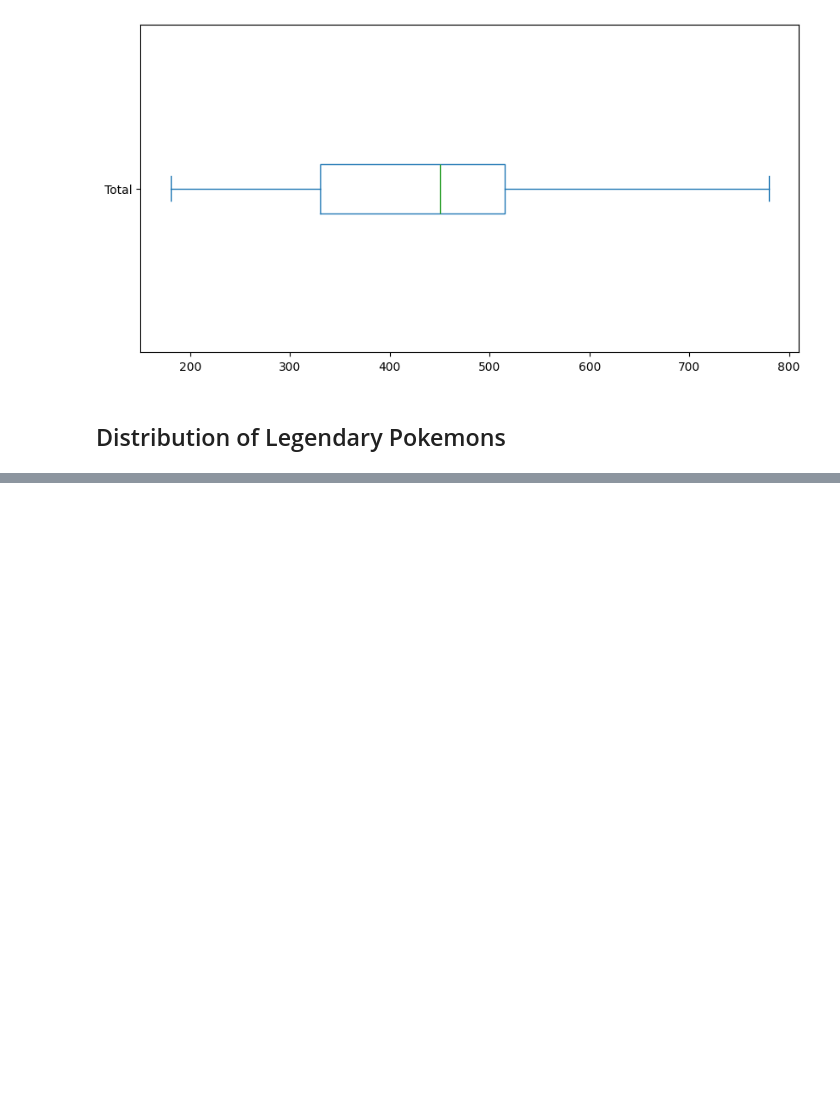
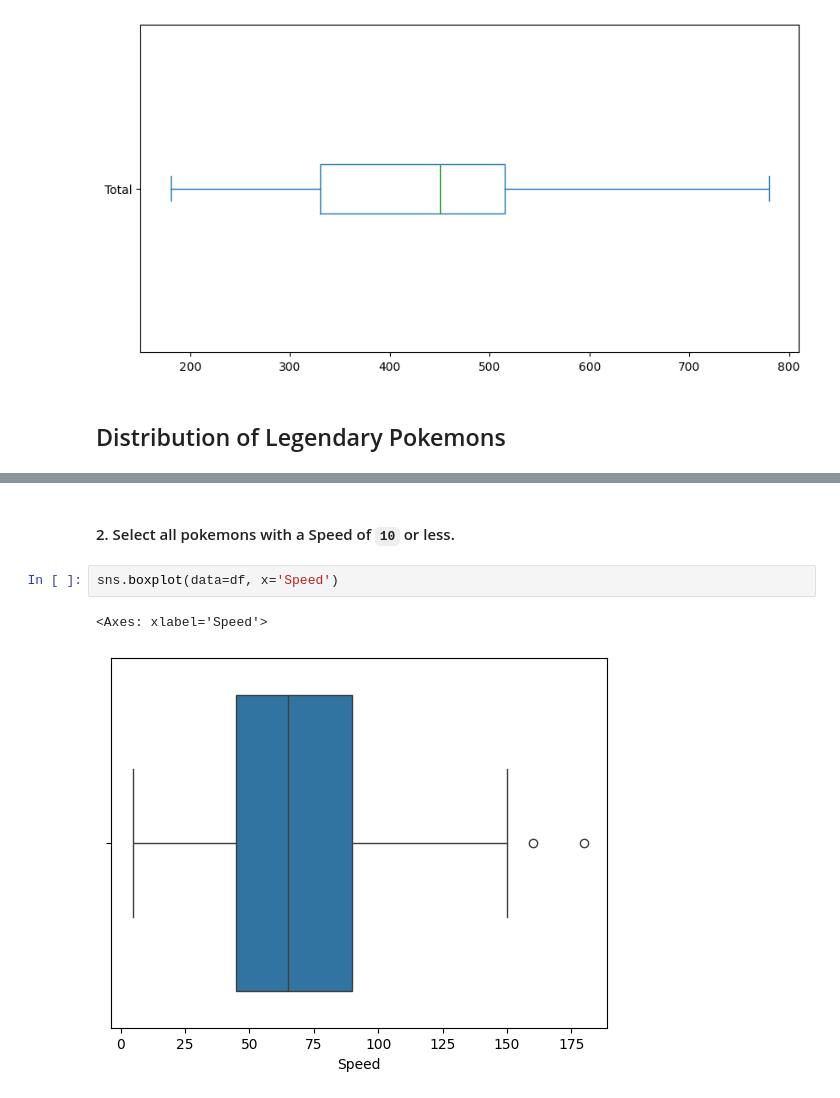
Before and after one commit to Ashish-khanagwal/Artificial-Intelligence, a Jupyter notebook: 4. Pandas/practice-2.ipynb, the cells around one changed output, grey strips where cells are left out. Drawn from its saved outputs; the diff is of its cells as text; blank space fills up the shorter version.

```diff
--- a/4. Pandas/practice-2.ipynb
+++ b/4. Pandas/practice-2.ipynb
@@ -115,0 +202,7 @@ df['Legendary'].value_counts().plot(kind='pie', autopct='%1.1f%%', cmap='Set3',
+# %% [markdown]
+#### 2. Select all pokemons with a Speed of `10` or less.
+# %%
+sns.boxplot(data=df, x='Speed')
+# %% [output]
+<Axes: xlabel='Speed'>
+[figure, added]
```
Also changed, not shown: parts of 68 cells of this notebook, 1 other file.
